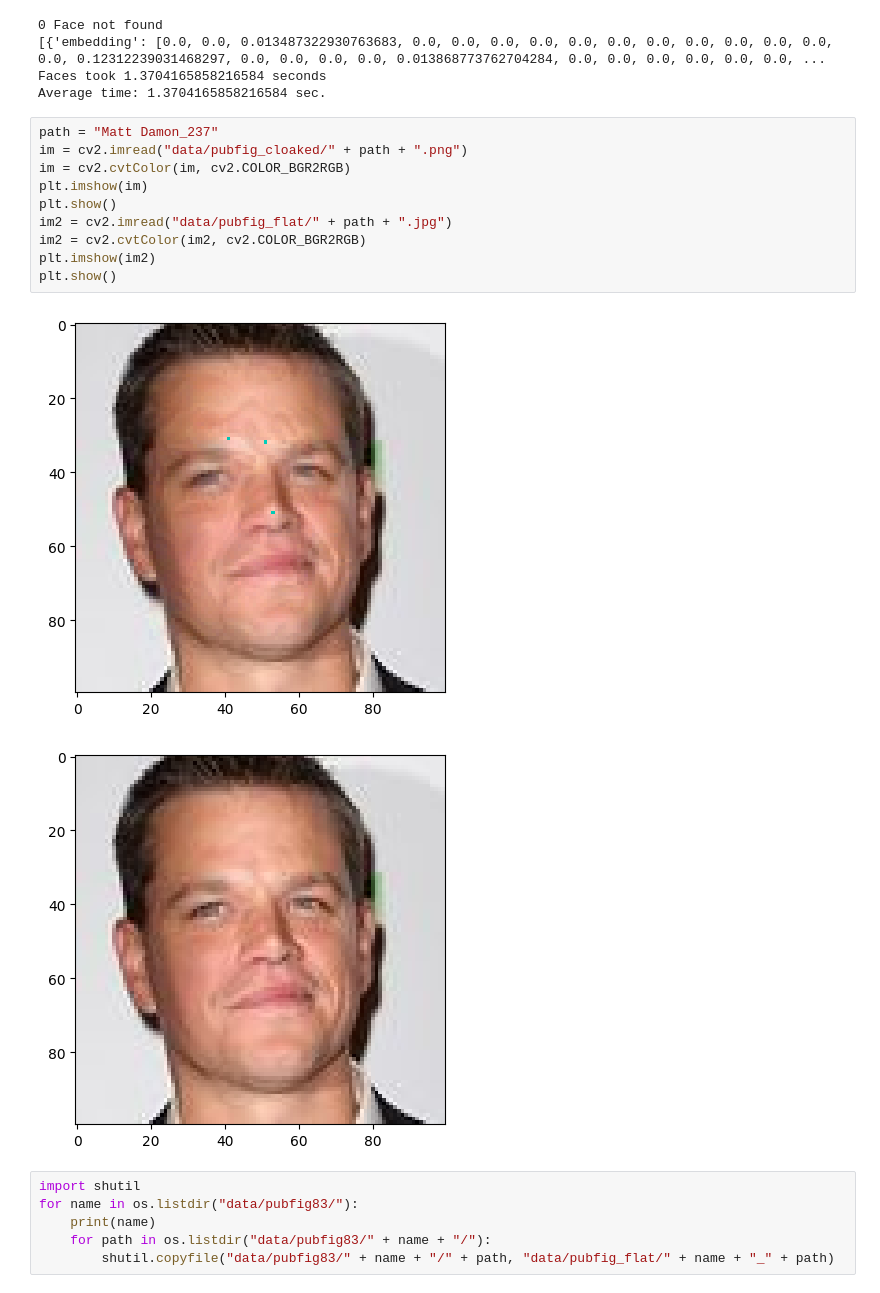
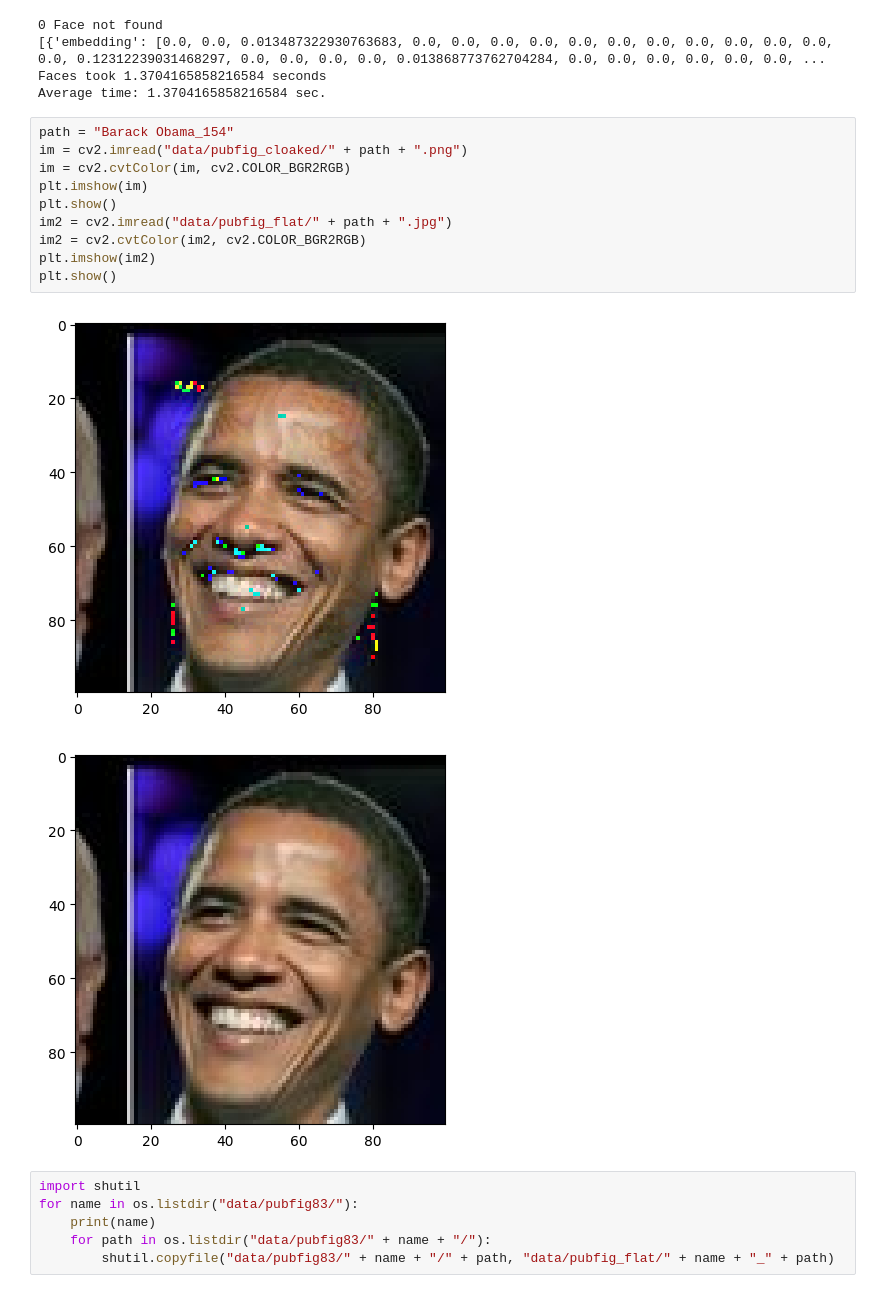
Before and after one commit to zacharyyahn/FaceCloak, a Jupyter notebook: sandbox.ipynb, the cells around one changed output. Saved outputs shown, nothing was run; the diff lists cells and outputs as text.

```diff
--- a/sandbox.ipynb
+++ b/sandbox.ipynb
@@ -40,18 +40,18 @@ print("Average time:", (end - start) / num, "sec.")
 Faces took 1.3704165858216584 seconds
 Average time: 1.3704165858216584 sec.
 # %%
-path = "Matt Damon_237"
+path = "Barack Obama_154"
 im = cv2.imread("data/pubfig_cloaked/" + path + ".png")
 im = cv2.cvtColor(im, cv2.COLOR_BGR2RGB)
 plt.imshow(im)
 plt.show()
 im2 = cv2.imread("data/pubfig_flat/" + path + ".jpg")
 im2 = cv2.cvtColor(im2, cv2.COLOR_BGR2RGB)
 plt.imshow(im2)
 plt.show()
 # %% [output]
-[figure, old version]
+[figure, new version]
-[figure, old version]
+[figure, new version]
 # %%
 import shutil
 for name in os.listdir("data/pubfig83/"):
```
Also changed, not shown: parts of 1 cell of this notebook, 12 other files.
